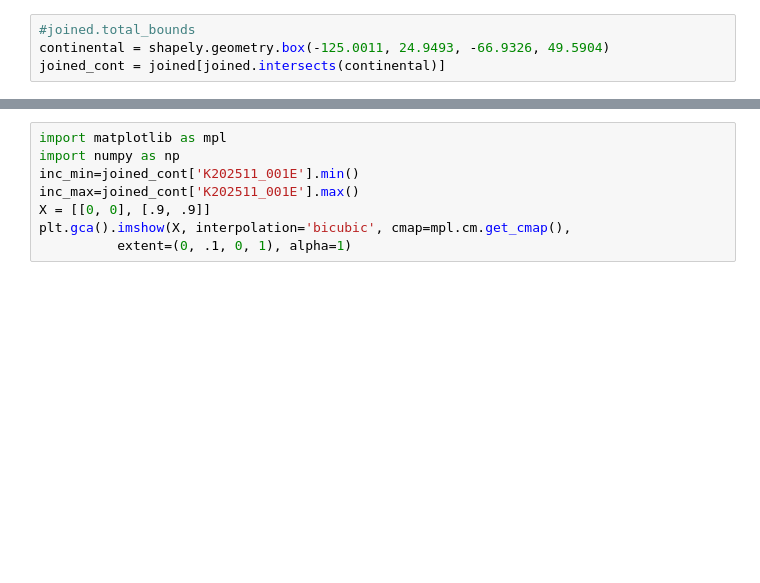
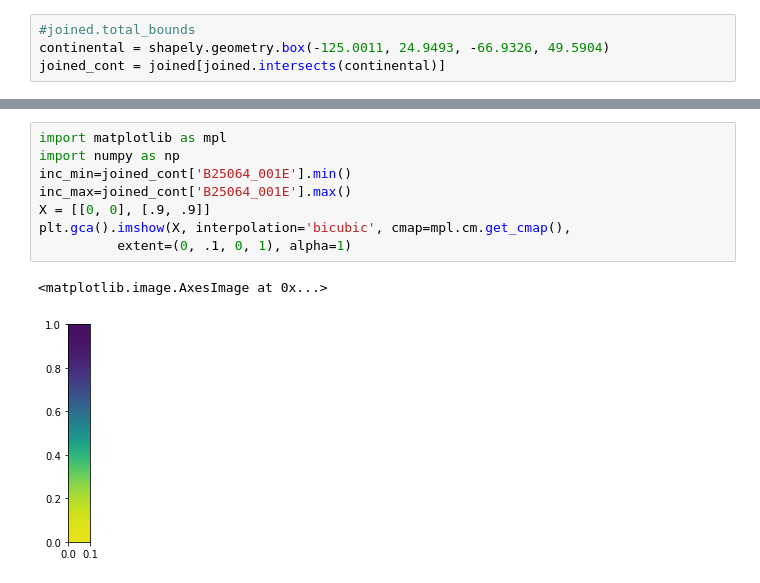
Before and after one commit to nkrishnaswami/uscensus, a Jupyter notebook: Census-example.ipynb, the cells around one changed output, grey strips where cells are left out. Drawn from its saved outputs; the diff is of its cells as text; blank space fills up the shorter version.

```diff
--- a/Census-example.ipynb
+++ b/Census-example.ipynb
@@ -100,8 +215,11 @@ joined_cont.head()
 # %%
 import matplotlib as mpl
 import numpy as np
-inc_min=joined_cont['K202511_001E'].min()
-inc_max=joined_cont['K202511_001E'].max()
+inc_min=joined_cont['B25064_001E'].min()
+inc_max=joined_cont['B25064_001E'].max()
 X = [[0, 0], [.9, .9]]
 plt.gca().imshow(X, interpolation='bicubic', cmap=mpl.cm.get_cmap(),
           extent=(0, .1, 0, 1), alpha=1)
+# %% [output]
+<matplotlib.image.AxesImage at 0x...>
+[figure, added]
```
Also changed, not shown: parts of 27 cells of this notebook, 13 other files.
